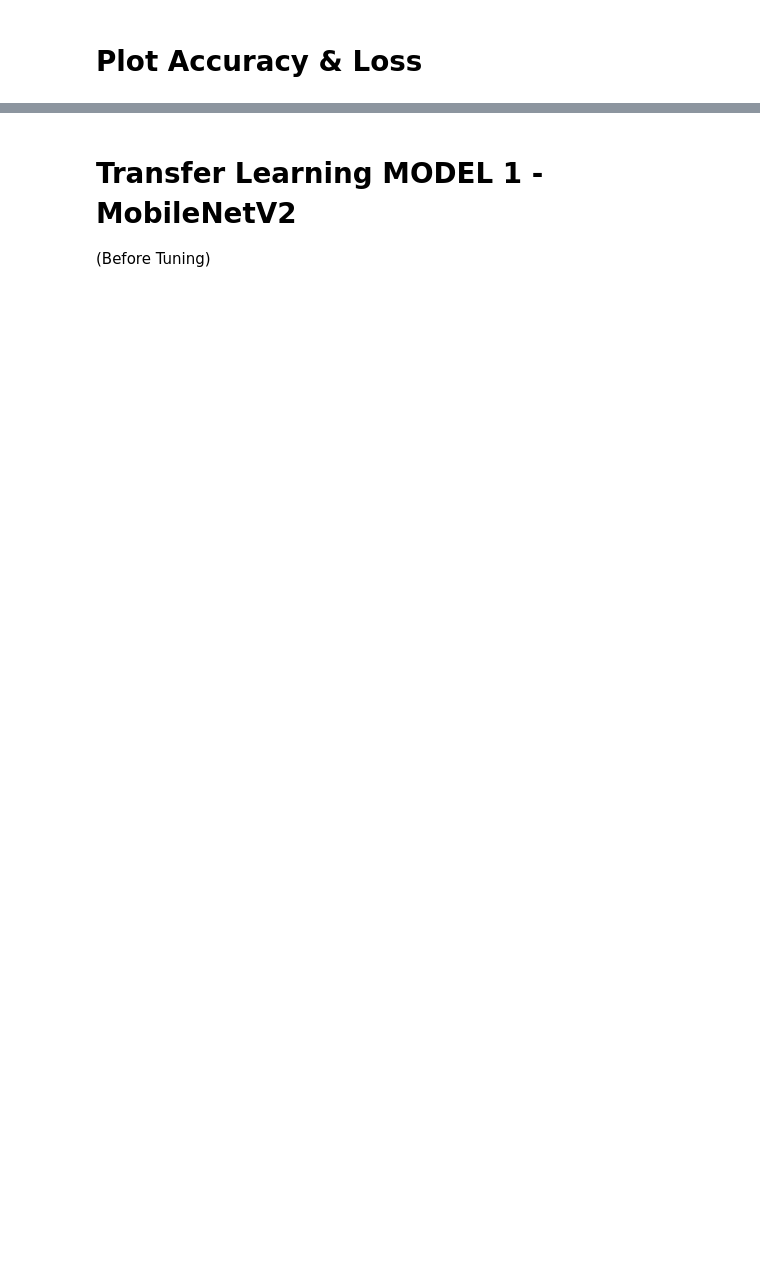
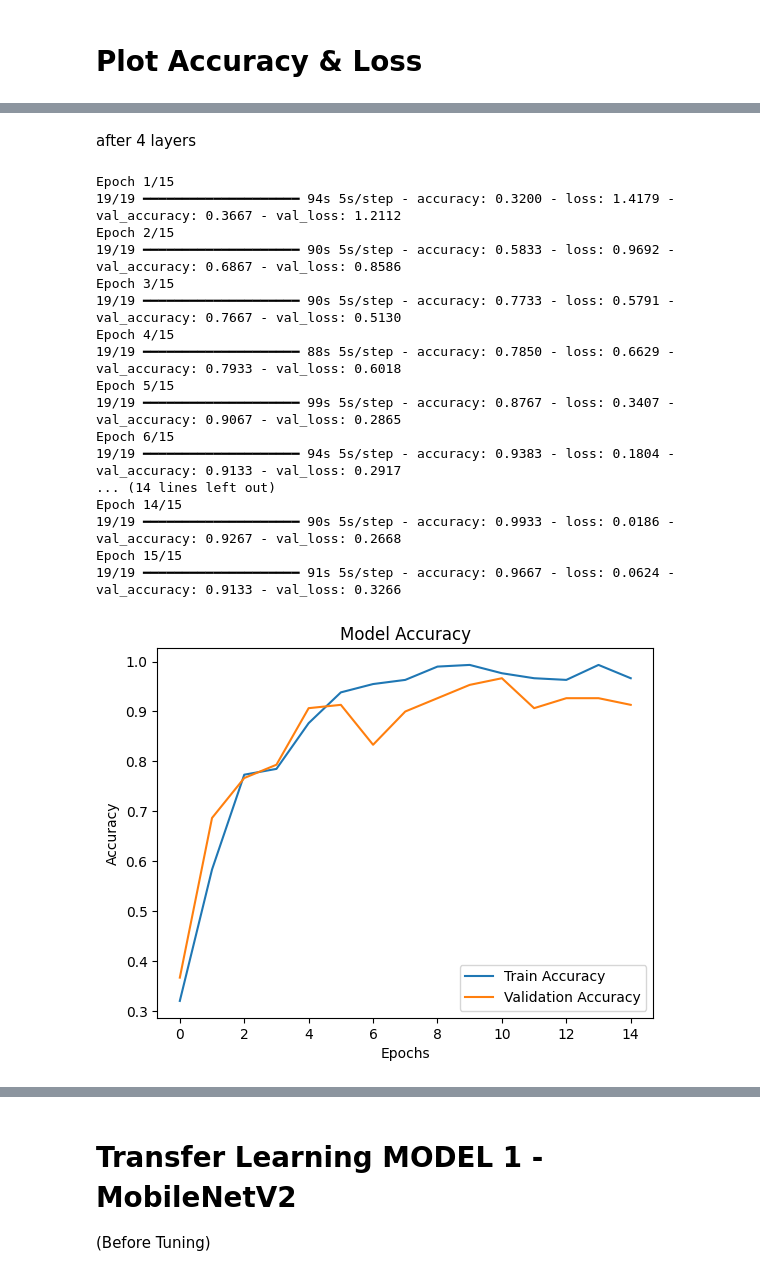
Before and after one commit to Ushachandaka/Comparative-Analysis-of-Deep-Learning-Models-for-Plant-Disease-Detection-using-Leaf-Image-Data, a Jupyter notebook: PlantVillage_small.ipynb, the cells around one changed output, grey strips where cells are left out. Saved outputs shown, nothing was run; the diff lists cells and outputs as text; code cells hidden in the pictures; blank space fills up the shorter version.

```diff
--- a/PlantVillage_small.ipynb
+++ b/PlantVillage_small.ipynb
@@ -153,0 +151,75 @@ plt.show()
+# %% [markdown]
+after 4 layers
+# %%
+from tensorflow.keras.models import Sequential
+from tensorflow.keras.layers import Conv2D, MaxPooling2D, Flatten, Dense, Input
+
+model = Sequential([
+    Input(shape=(224,224,3)),
+    Conv2D(32, (3,3), activation='relu'),
+    MaxPooling2D(2,2),
+
+    Conv2D(64, (3,3), activation='relu'),
+    MaxPooling2D(2,2),
+
+    Conv2D(128, (3,3), activation='relu'),
+    MaxPooling2D(2,2),
+
+    Conv2D(256, (3,3), activation='relu'),
+    MaxPooling2D(2,2),
+
+
+    Flatten(),
+    Dense(128, activation='relu'),
+    Dense(train_data.num_classes, activation='softmax')
+])
+
+
+model.compile(
+    optimizer='adam',
+    loss='categorical_crossentropy',
+    metrics=['accuracy']
+)
+history = model.fit(
+    train_data,
+    validation_data=val_data,
+    epochs=15
+)
+
+
+import matplotlib.pyplot as plt
+
+plt.plot(history.history['accuracy'], label='Train Accuracy')
+plt.plot(history.history['val_accuracy'], label='Validation Accuracy')
+plt.title('Model Accuracy')
+plt.xlabel('Epochs')
+plt.ylabel('Accuracy')
+plt.legend()
+plt.show()
+
+plt.plot(history.history['loss'], label='Train Loss')
+plt.plot(history.history['val_loss'], label='Validation Loss')
+plt.title('Model Loss')
+plt.xlabel('Epochs')
+plt.ylabel('Loss')
+plt.legend()
+plt.show()
+# %% [output]
+Epoch 1/15
+19/19 ━━━━━━━━━━━━━━━━━━━━ 94s 5s/step - accuracy: 0.3200 - loss: 1.4179 - val_accuracy: 0.3667 - val_loss: 1.2112
+Epoch 2/15
+19/19 ━━━━━━━━━━━━━━━━━━━━ 90s 5s/step - accuracy: 0.5833 - loss: 0.9692 - val_accuracy: 0.6867 - val_loss: 0.8586
+Epoch 3/15
+19/19 ━━━━━━━━━━━━━━━━━━━━ 90s 5s/step - accuracy: 0.7733 - loss: 0.5791 - val_accuracy: 0.7667 - val_loss: 0.5130
+Epoch 4/15
+19/19 ━━━━━━━━━━━━━━━━━━━━ 88s 5s/step - accuracy: 0.7850 - loss: 0.6629 - val_accuracy: 0.7933 - val_loss: 0.6018
+Epoch 5/15
+19/19 ━━━━━━━━━━━━━━━━━━━━ 99s 5s/step - accuracy: 0.8767 - loss: 0.3407 - val_accuracy: 0.9067 - val_loss: 0.2865
+Epoch 6/15
+19/19 ━━━━━━━━━━━━━━━━━━━━ 94s 5s/step - accuracy: 0.9383 - loss: 0.1804 - val_accuracy: 0.9133 - val_loss: 0.2917
+... (14 lines left out)
+Epoch 14/15
+19/19 ━━━━━━━━━━━━━━━━━━━━ 90s 5s/step - accuracy: 0.9933 - loss: 0.0186 - val_accuracy: 0.9267 - val_loss: 0.2668
+Epoch 15/15
+19/19 ━━━━━━━━━━━━━━━━━━━━ 91s 5s/step - accuracy: 0.9667 - loss: 0.0624 - val_accuracy: 0.9133 - val_loss: 0.3266
+[figure, added]
```
Also changed, not shown: parts of 15 cells of this notebook.
